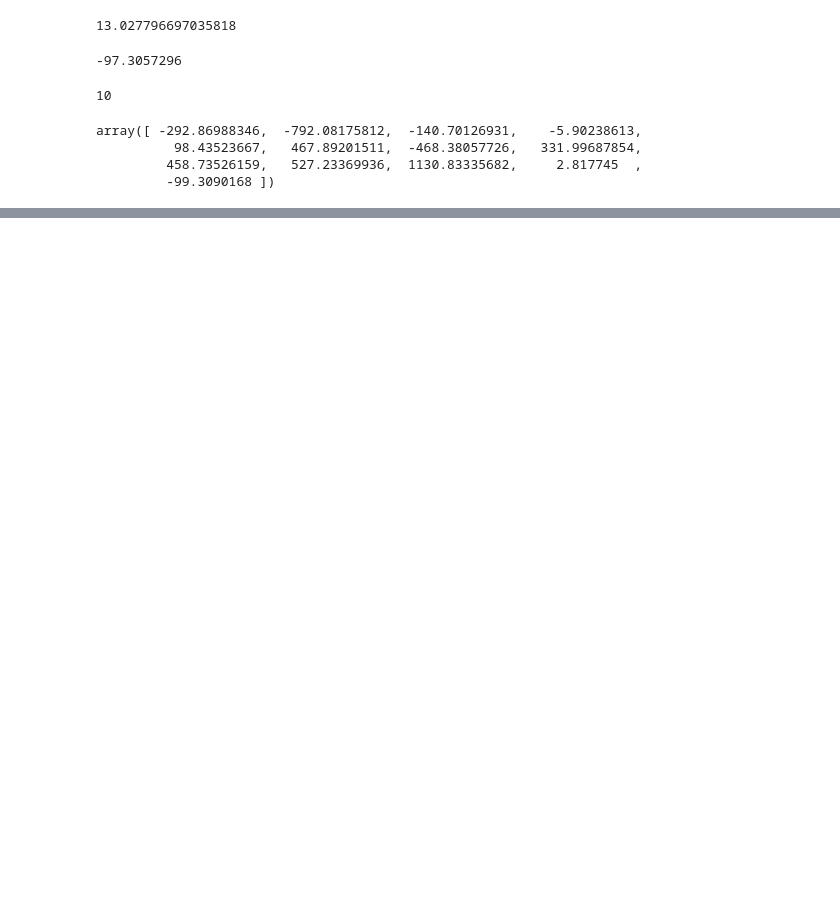
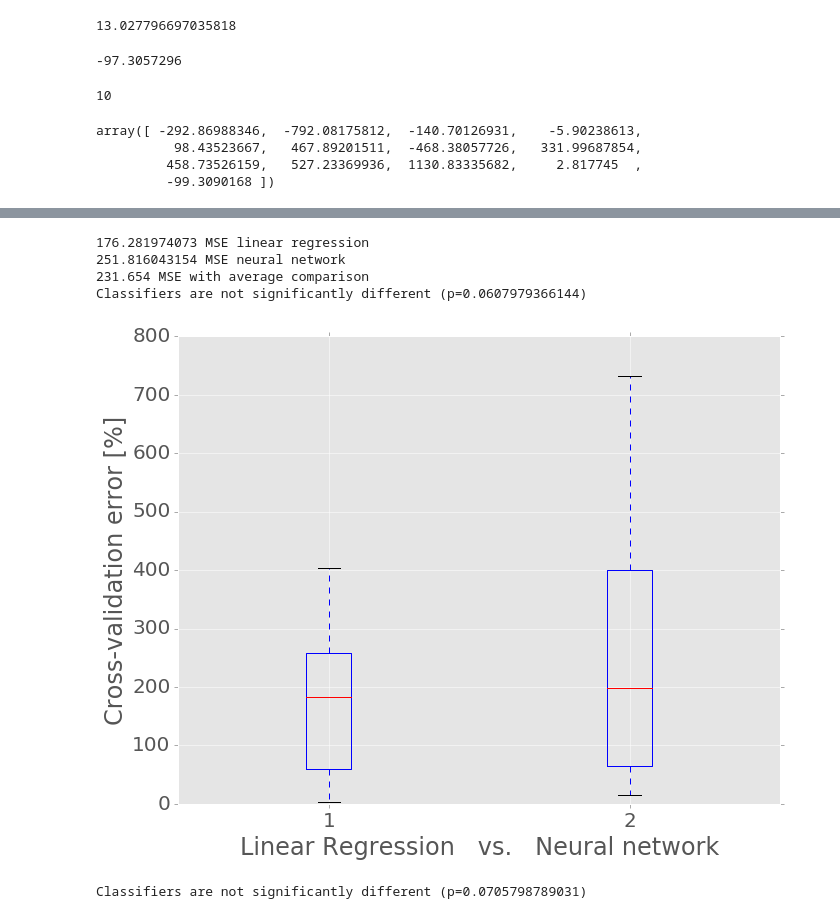
Before and after one commit to AdamPalmar/Swedish-Forrest-Fire, a Jupyter notebook: report2.ipynb, the cells around one changed output, grey strips where cells are left out. Drawn from its saved outputs; the diff is of its cells as text; code cells hidden in the pictures; blank space fills up the shorter version.

Commit message:
added neural network regresssion

```diff
--- a/report2.ipynb
+++ b/report2.ipynb
@@ -249,7 +249,7 @@ def f(x):
 import numpy as np
 
 data_normalized =  (data - data.mean()) / (data.max() - data.min())
-x = np.matrix(data_normalized.drop(['reportedCrime','reportedCrimeVandalism','youngUnskilled'],axis=1).dropna())
+x = np.matrix(data_normalized.drop(['reportedCrime','reportedCrimeVandalism'],axis=1).dropna())
 # y = np.matrix((data['Cases'] / data['population']) *1e3)
 y = np.matrix(data['reportedCrime'])
 
@@ -340,0 +462,63 @@ data
+# %%
+#Statistical significans test
+from scipy import stats
+count = N
+
+from pylab import rcParams
+rcParams['figure.figsize'] = 10, 8
+rcParams.update({'font.size': 20})
+
+
+test_x = X[count:,:]
+test_y = y[count:,0]
+
+
+error_linear_regression = abs(test_y[:,0] - classifier.predict(test_x))
+# error = test_y[0,:] - test_y[0,:]
+mean_square_error = np.sqrt(np.square(error_linear_regression)).sum()/len(test_y)
+print (mean_square_error), "MSE linear regression"
+
+error_neural_network = abs(test_y - ann.sim(test_x))
+# error = test_y[0,:] - test_y[0,:]
+mean_square_error = np.sqrt(np.square(error_neural_network)).sum()/len(test_y)
+print (mean_square_error), "MSE neural network"
+
+
+error_average = abs(test_y - np.mean(y_train))
+mean_square_error = np.sqrt(np.square(error_average)).sum()/len(test_y)
+print (mean_square_error), "MSE with average comparison"
+
+[tstatistic, pvalue] = stats.ttest_ind(error_linear_regression,error_neural_network)
+if pvalue<=0.05:
+    print('Classifiers are significantly different. (p={0})'.format(pvalue[0]))
+else:
+    print('Classifiers are not significantly different (p={0})'.format(pvalue[0]))
+
+plt.figure()
+plt.boxplot(np.bmat('error_linear_regression, error_neural_network'))
+plt.xlabel('Linear Regression   vs.   Neural network')
+plt.ylabel('Cross-validation error [%]')
+
+plt.show()
+
+
+##Linear vs average guess
+[tstatistic, pvalue] = stats.ttest_ind(error_linear_regression,error_average)
+if pvalue<=0.05:
+    print('Classifiers are significantly different. (p={0})'.format(pvalue[0]))
+else:
+    print('Classifiers are not significantly different (p={0})'.format(pvalue[0]))
+
+plt.figure()
+plt.boxplot(np.bmat('error_linear_regression, error_average'))
+plt.xlabel('Linear Regression   vs.   Average error')
+plt.ylabel('Cross-validation error [%]')
+
+plt.show()
+# %% [output]
+176.281974073 MSE linear regression
+251.816043154 MSE neural network
+231.654 MSE with average comparison
+Classifiers are not significantly different (p=0.0607979366144)
+[figure, added]
+Classifiers are not significantly different (p=0.0705798789031)
```
Also changed, not shown: parts of 9 cells of this notebook.
